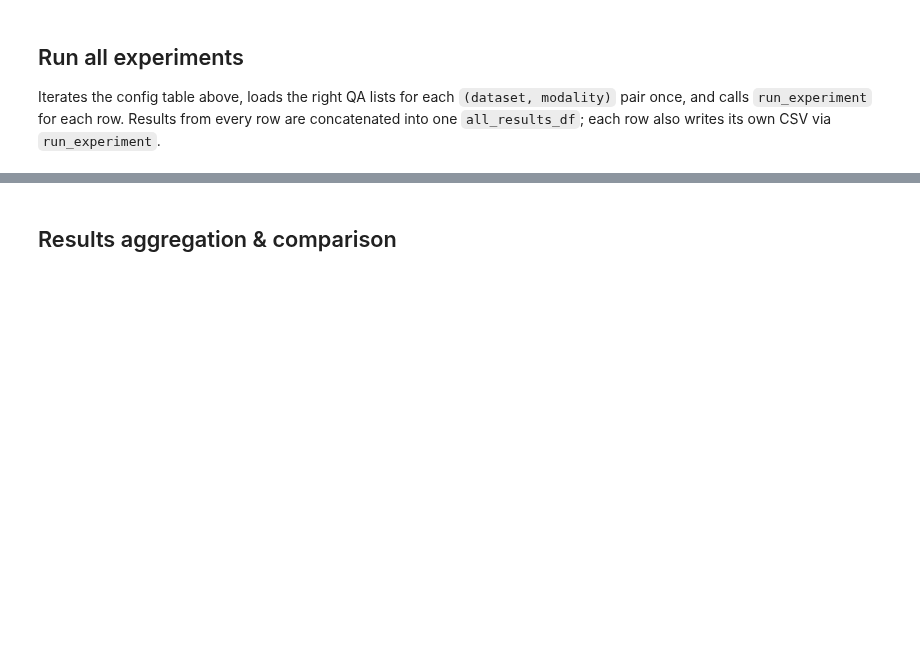
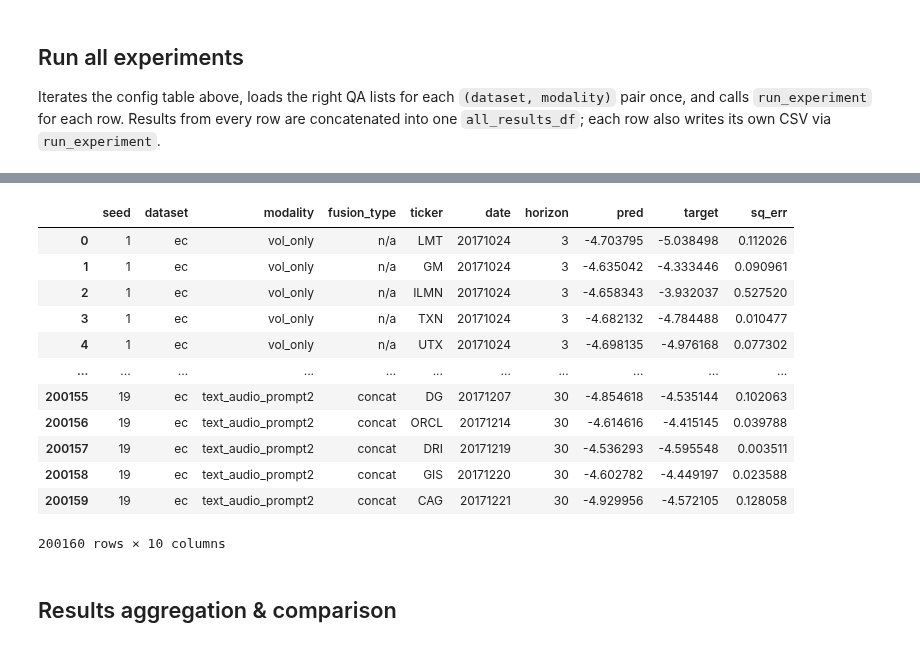
Before and after one commit to hosein97/ecc-volatility-prediction, a Jupyter notebook: ECC_volatility_prediction.ipynb, the cells around one changed output, grey strips where cells are left out. Drawn from its saved outputs; the diff is of its cells as text; code cells hidden in the pictures; blank space fills up the shorter version.

```diff
--- a/ECC_volatility_prediction.ipynb
+++ b/ECC_volatility_prediction.ipynb
@@ -539,13 +599,23 @@ class VolECCResidualGatedModel(nn.Module):
         nn.init.zeros_(self.delta_head[-1].weight)
         nn.init.zeros_(self.delta_head[-1].bias)
 
+    def train(self, mode: bool = True):
+        # requires_grad=False above only blocks weight updates; it doesn't stop
+        # dropout inside the frozen branch from being re-enabled by model.train().
+        # Force it back to eval() every time so the frozen baseline stays
+        # deterministic during training, not just during evaluation.
+        super().train(mode)
+        self.vol_lstm.eval()
+        self.vol_head.eval()
+        return self
+
     def forward(self, vol, qa, mask):
         vol = vol.unsqueeze(-1)
         _, (h, _) = self.vol_lstm(vol)
         vol_repr = h[-1]
 
         qa = self.qa_proj(qa)
-        qa_out, _ = self.qa_lstm(qa)
+        qa_out = run_packed_bilstm(self.qa_lstm, qa, mask)
         qa_repr = self.attention_pool(qa_out, mask)
         qa_repr = self.qa_reduce(qa_repr)
 
@@ -559,7 +629,6 @@ class VolECCResidualGatedModel(nn.Module):
 
 FUSION_MODEL_CLASSES = {
     "concat": VolECCConcatModel,
-    # "gated_no_bilstm": VolECCGatedNoBiLSTMModel,
     "residual_gated": VolECCResidualGatedModel,
     "qa_only": QAOnlyModel,
 }
@@ -975,3 +1102,25 @@ KeyboardInterrupt:
+# %%
+all_item_losses_df = pd.concat(
+    [*vol_only_item_results.values(), *all_item_results],
+    ignore_index=True,
+)
+all_item_losses_df.to_csv(RESULTS_DIR / "item_losses.csv", index=False)
+# %%
+all_item_losses_df
+# %% [output]
+|  | seed | dataset | modality | fusion_type | ticker | date | horizon | pred | target | sq_err |
+| 0 | 1 | ec | vol_only | n/a | LMT | 20171024 | 3 | -4.703795 | -5.038498 | 0.112026 |
+| 1 | 1 | ec | vol_only | n/a | GM | 20171024 | 3 | -4.635042 | -4.333446 | 0.090961 |
+| 2 | 1 | ec | vol_only | n/a | ILMN | 20171024 | 3 | -4.658343 | -3.932037 | 0.527520 |
+| 3 | 1 | ec | vol_only | n/a | TXN | 20171024 | 3 | -4.682132 | -4.784488 | 0.010477 |
+| 4 | 1 | ec | vol_only | n/a | UTX | 20171024 | 3 | -4.698135 | -4.976168 | 0.077302 |
+| ... | ... | ... | ... | ... | ... | ... | ... | ... | ... | ... |
+| 200155 | 19 | ec | text_audio_prompt2 | concat | DG | 20171207 | 30 | -4.854618 | -4.535144 | 0.102063 |
+| 200156 | 19 | ec | text_audio_prompt2 | concat | ORCL | 20171214 | 30 | -4.614616 | -4.415145 | 0.039788 |
+| 200157 | 19 | ec | text_audio_prompt2 | concat | DRI | 20171219 | 30 | -4.536293 | -4.595548 | 0.003511 |
+| 200158 | 19 | ec | text_audio_prompt2 | concat | GIS | 20171220 | 30 | -4.602782 | -4.449197 | 0.023588 |
+| 200159 | 19 | ec | text_audio_prompt2 | concat | CAG | 20171221 | 30 | -4.929956 | -4.572105 | 0.128058 |
+200160 rows × 10 columns
 # %% [markdown]
 ## Results aggregation & comparison
 # %%
```
Also changed, not shown: parts of 19 cells of this notebook, 2 other files.
